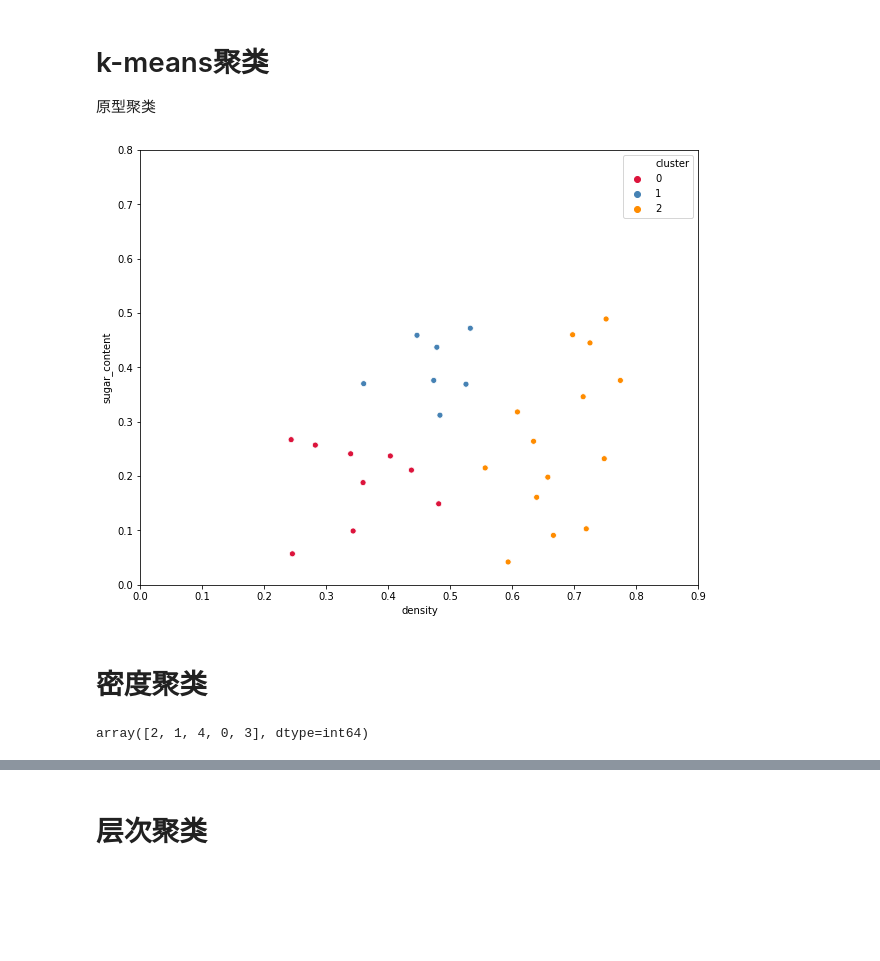
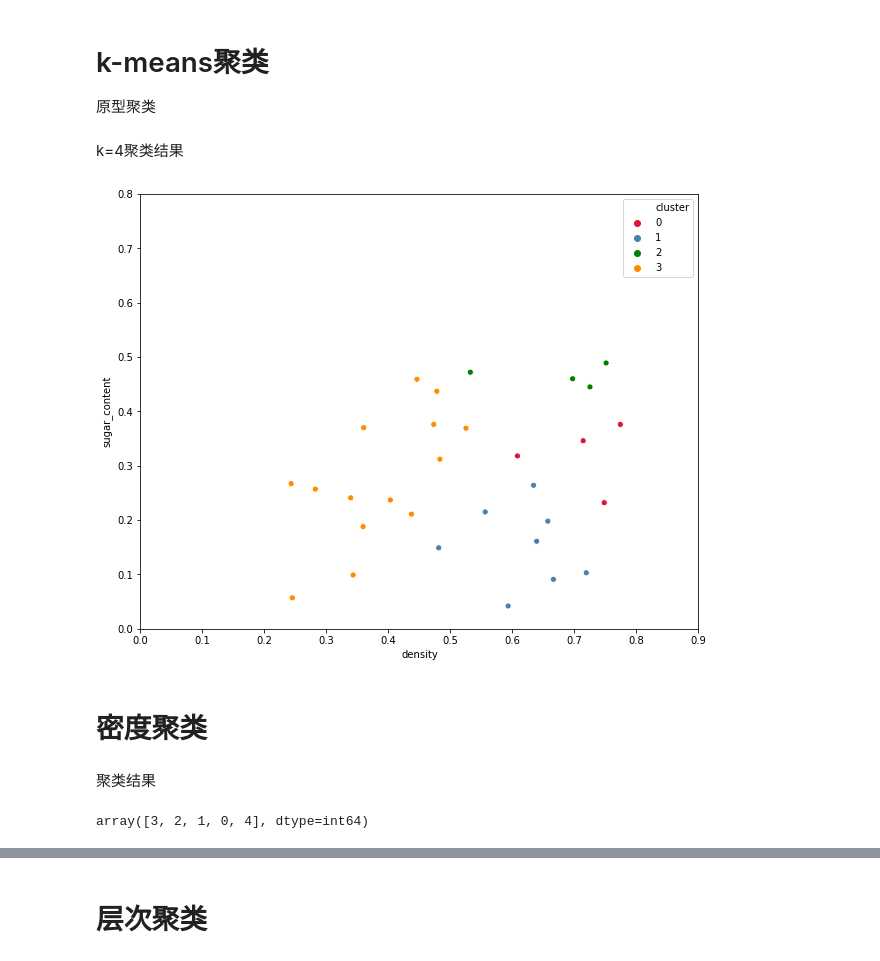
Before and after one commit to chenqumi/MLA, a Jupyter notebook: clustering/clustering.ipynb, the cells around one changed output, grey strips where cells are left out. Drawn from its saved outputs; the diff is of its cells as text; code cells hidden in the pictures; blank space fills up the shorter version.

```diff
--- a/clustering/clustering.ipynb
+++ b/clustering/clustering.ipynb
@@ -114,21 +114,23 @@ def k_means(df, k):
     cluster_labels = pd.Series(label_lst, index=df.index)
 
     return cluster_labels
+# %% [markdown]
+k=4聚类结果
 # %%
 df_kmeans = watermelon4.copy()
-cluster_labels = k_means(df_kmeans, 3)
+cluster_labels = k_means(df_kmeans, 4)
 df_kmeans["cluster"] = cluster_labels
 # %%
 plt.figure(figsize=(10, 8))
 colors = {
-    0: "#DC143C", 1: "#4682B4", 2:"#FF8C00"
+    0: "#DC143C", 1: "#4682B4", 2: "green", 3: "#FF8C00"
 }
 sns.scatterplot(x="density", y="sugar_content", hue="cluster", data=df_kmeans, palette=colors, sizes=20)
 plt.xlim([0, 0.9])
 plt.ylim([0, 0.8])
 plt.show()
 # %% [output]
-[figure, old version]
+[figure, new version]
 # %% [markdown]
 # 密度聚类
 # %%
@@ -222,6 +224,8 @@ def dbscan(df, epsilon=0.11, min_pts=5):
     )
 
     return cluster_labels
+# %% [markdown]
+聚类结果
 # %%
 cluster_labels = dbscan(watermelon4)
 df_dbscan = watermelon4.copy()
@@ -229,7 +233,7 @@ df_dbscan["cluster"] = cluster_labels
 # %%
 cluster_labels.unique()
 # %% [output]
-array([2, 1, 4, 0, 3], dtype=int64)
+array([3, 2, 1, 0, 4], dtype=int64)
 # %%
 plt.figure(figsize=(10, 8))
 colors = {
```
Also changed, not shown: parts of 40 cells of this notebook, 1 other file.
